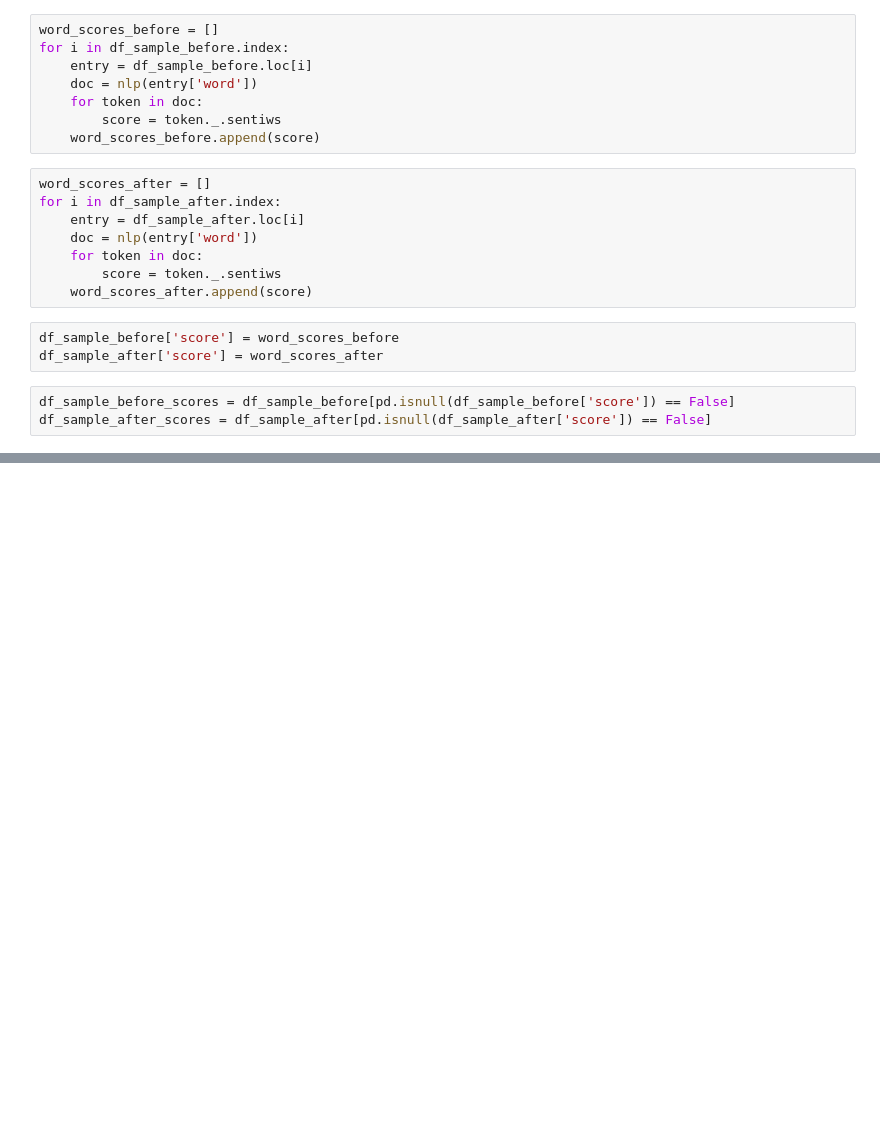
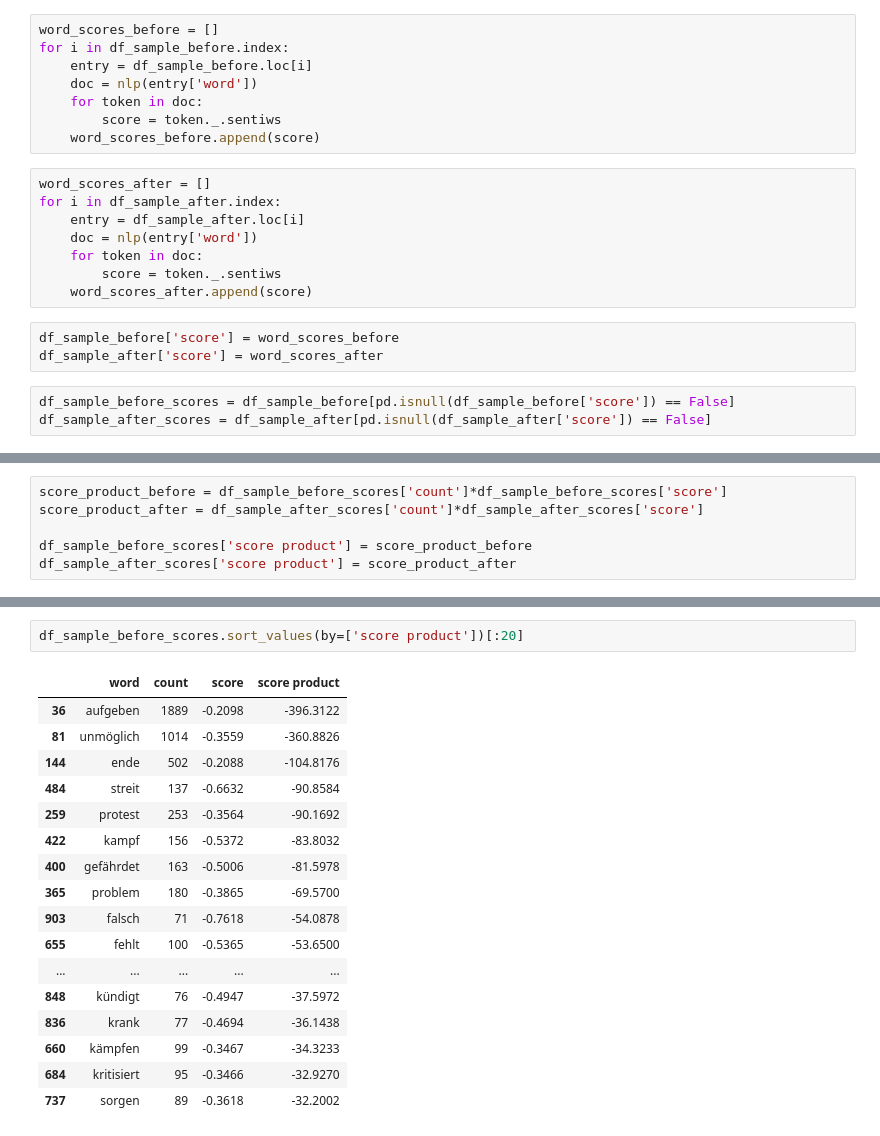
Before and after one commit to yuantinglee/twitter-discourse, a Jupyter notebook: analysis/word_shifts.ipynb, the cells around one changed output, grey strips where cells are left out. Drawn from its saved outputs; the diff is of its cells as text; blank space fills up the shorter version.

```diff
--- a/analysis/word_shifts.ipynb
+++ b/analysis/word_shifts.ipynb
@@ -427,0 +386,6 @@ df_sample_after_scores
+# %%
+score_product_before = df_sample_before_scores['count']*df_sample_before_scores['score']
+score_product_after = df_sample_after_scores['count']*df_sample_after_scores['score']
+
+df_sample_before_scores['score product'] = score_product_before
+df_sample_after_scores['score product'] = score_product_after
@@ -427,0 +403,20 @@ df_sample_after_scores
+# %%
+df_sample_before_scores.sort_values(by=['score product'])[:20]
+# %% [output]
+|  | word | count | score | score product |
+| 36 | aufgeben | 1889 | -0.2098 | -396.3122 |
+| 81 | unmöglich | 1014 | -0.3559 | -360.8826 |
+| 144 | ende | 502 | -0.2088 | -104.8176 |
+| 484 | streit | 137 | -0.6632 | -90.8584 |
+| 259 | protest | 253 | -0.3564 | -90.1692 |
+| 422 | kampf | 156 | -0.5372 | -83.8032 |
+| 400 | gefährdet | 163 | -0.5006 | -81.5978 |
+| 365 | problem | 180 | -0.3865 | -69.5700 |
+| 903 | falsch | 71 | -0.7618 | -54.0878 |
+| 655 | fehlt | 100 | -0.5365 | -53.6500 |
+| ... | ... | ... | ... | ... |
+| 848 | kündigt | 76 | -0.4947 | -37.5972 |
+| 836 | krank | 77 | -0.4694 | -36.1438 |
+| 660 | kämpfen | 99 | -0.3467 | -34.3233 |
+| 684 | kritisiert | 95 | -0.3466 | -32.9270 |
+| 737 | sorgen | 89 | -0.3618 | -32.2002 |
```
Also changed, not shown: parts of 9 cells of this notebook, 2 other files.
